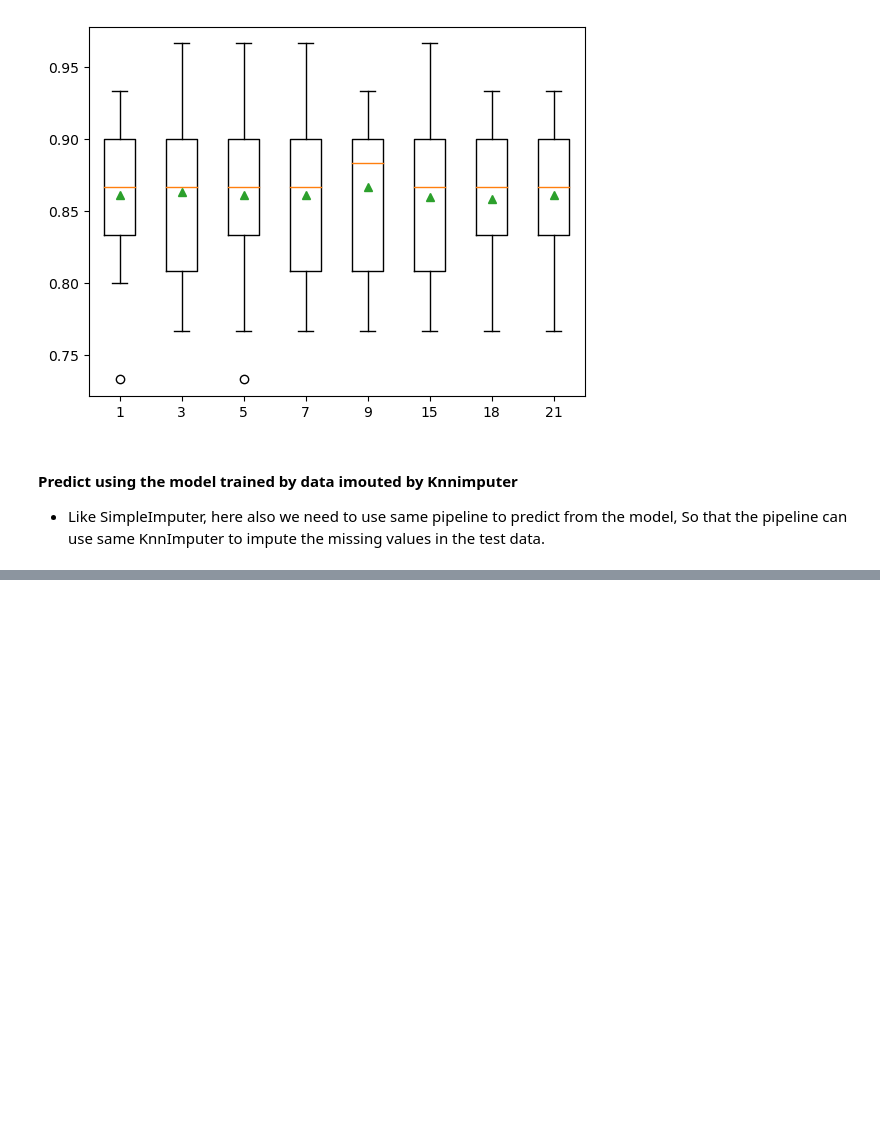
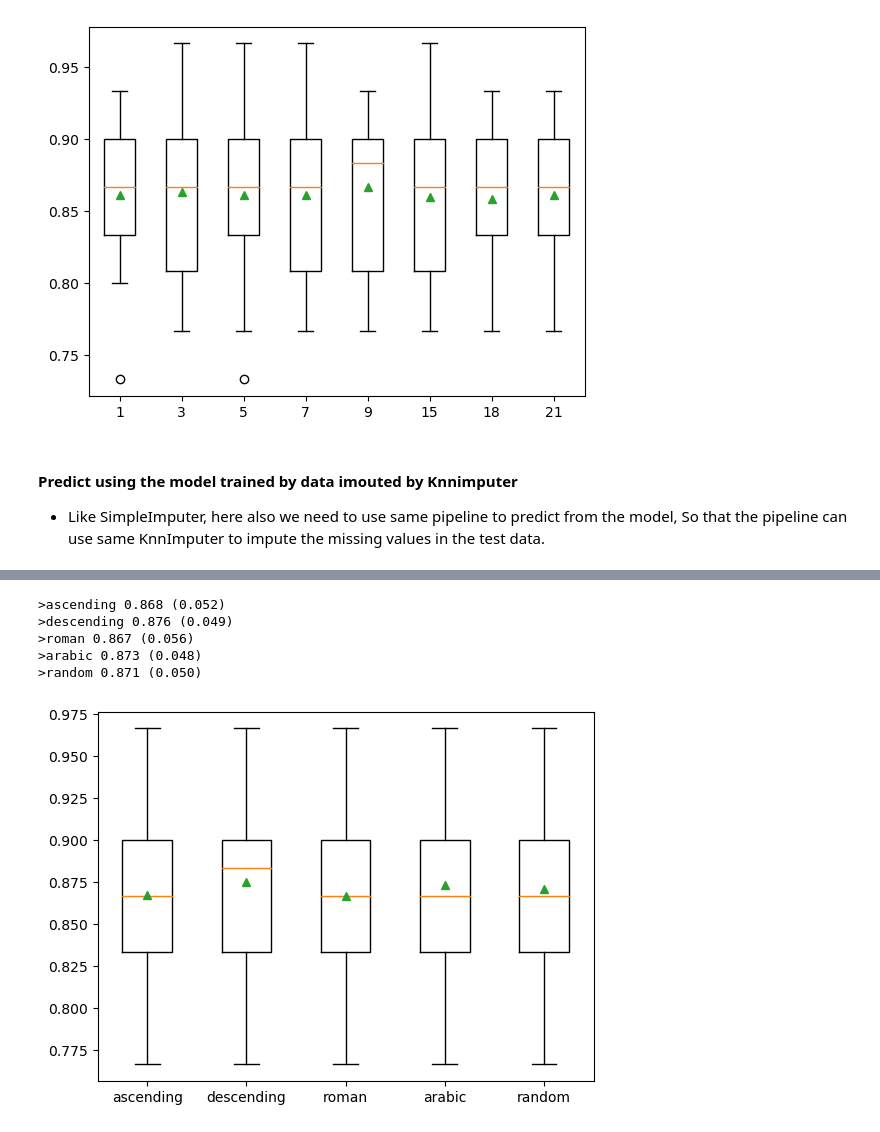
Before and after one commit to arbarikcp/machine-learning-book, a Jupyter notebook: data-preparation/5-missing-value.ipynb, the cells around one changed output, grey strips where cells are left out. Saved outputs shown, nothing was run; the diff lists cells and outputs as text; code cells hidden in the pictures; blank space fills up the shorter version.

Commit message:
IterativeImputer

```diff
--- a/data-preparation/5-missing-value.ipynb
+++ b/data-preparation/5-missing-value.ipynb
@@ -652,0 +896,49 @@ print('Predicted Class: %d' % yhat[0])
+# %%
+# compare iterative imputation_order for the horse colic dataset
+
+from numpy import mean
+from numpy import std
+from pandas import read_csv
+from sklearn.ensemble import RandomForestClassifier
+from sklearn.experimental import enable_iterative_imputer
+from sklearn.impute import IterativeImputer
+from sklearn.model_selection import cross_val_score
+from sklearn.model_selection import RepeatedStratifiedKFold
+from sklearn.pipeline import Pipeline
+from matplotlib import pyplot
+
+# load dataset
+dataframe = read_csv('./data/horse-colic.csv', header=None, na_values='?')
+
+# split into input and output elements
+data = dataframe.values
+ix = [i for i in range(data.shape[1]) if i != 23]
+X, y = data[:, ix], data[:, 23]
+
+# evaluate each strategy on the dataset
+results = list()
+strategies = ['ascending', 'descending', 'roman', 'arabic', 'random']
+
+for s in strategies:
+
+	# create the modeling pipeline
+	pipeline = Pipeline(steps=[('i', IterativeImputer(imputation_order=s)), ('m', RandomForestClassifier())])
+
+	# evaluate the model
+	cv = RepeatedStratifiedKFold(n_splits=10, n_repeats=3, random_state=1)
+	scores = cross_val_score(pipeline, X, y, scoring='accuracy', cv=cv, n_jobs=-1)
+
+	# store results
+	results.append(scores)
+	print('>%s %.3f (%.3f)' % (s, mean(scores), std(scores)))
+
+# plot model performance for comparison
+pyplot.boxplot(results, labels=strategies, showmeans=True)
+pyplot.show()
+# %% [output]
+>ascending 0.868 (0.052)
+>descending 0.876 (0.049)
+>roman 0.867 (0.056)
+>arabic 0.873 (0.048)
+>random 0.871 (0.050)
+[figure, added]
```
Also changed, not shown: parts of 6 cells of this notebook.
